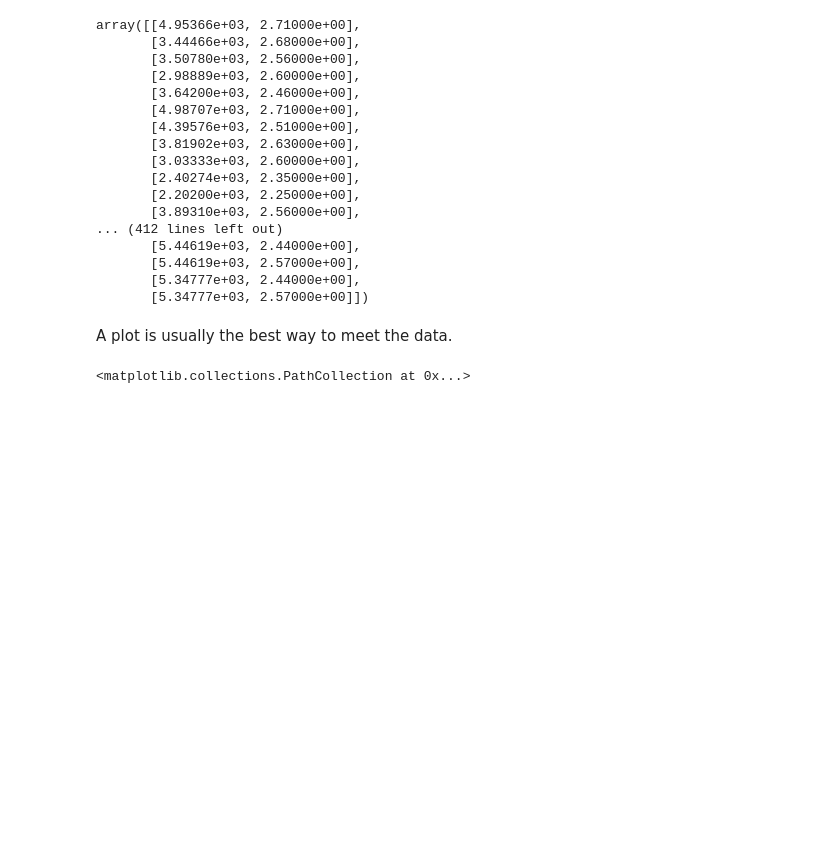
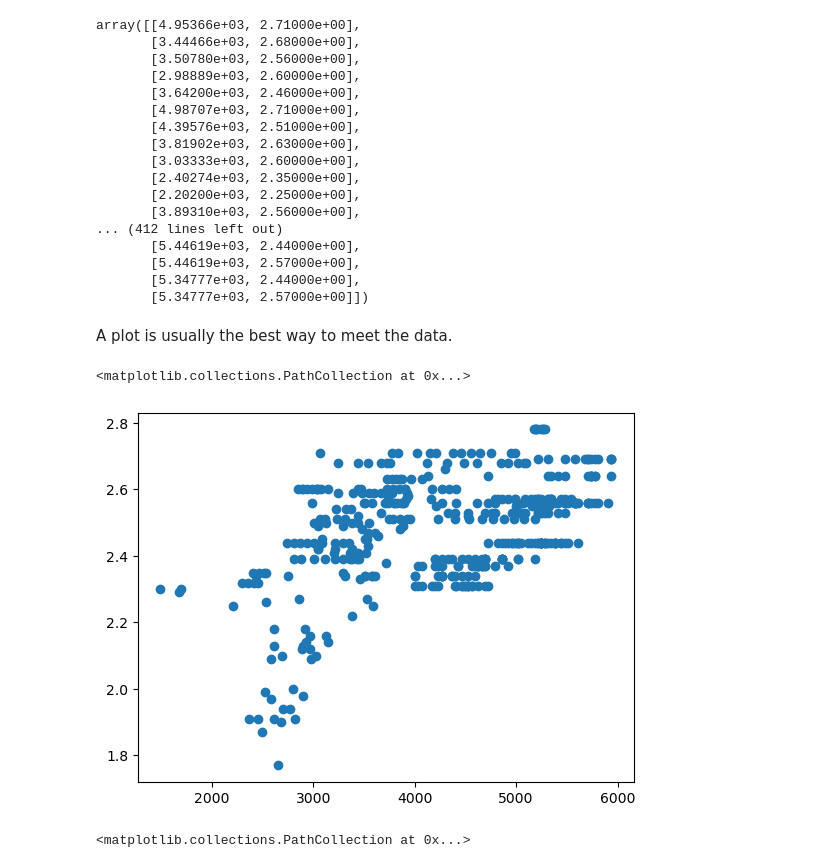
Before and after one commit to dawidszczur/intro-to-data-science, a Jupyter notebook: SOLUTIONS/1_classification_SOLVED.ipynb, the cells around one changed output. Drawn from its saved outputs; the diff is of its cells as text; code cells hidden in the pictures; blank space fills up the shorter version.

```diff
--- a/SOLUTIONS/1_classification_SOLVED.ipynb
+++ b/SOLUTIONS/1_classification_SOLVED.ipynb
@@ -53,4 +65,11 @@ array([[4.95366e+03, 2.71000e+00],
        [5.34777e+03, 2.57000e+00]])
 # %% [markdown]
 A plot is usually the best way to meet the data.
+# %%
+import matplotlib.pyplot as plt
+
+plt.scatter(*X.T)
+# %% [output]
+<matplotlib.collections.PathCollection at 0x...>
+[figure, added]
 # %%
```
Also changed, not shown: parts of 21 cells of this notebook, 1 other file.
